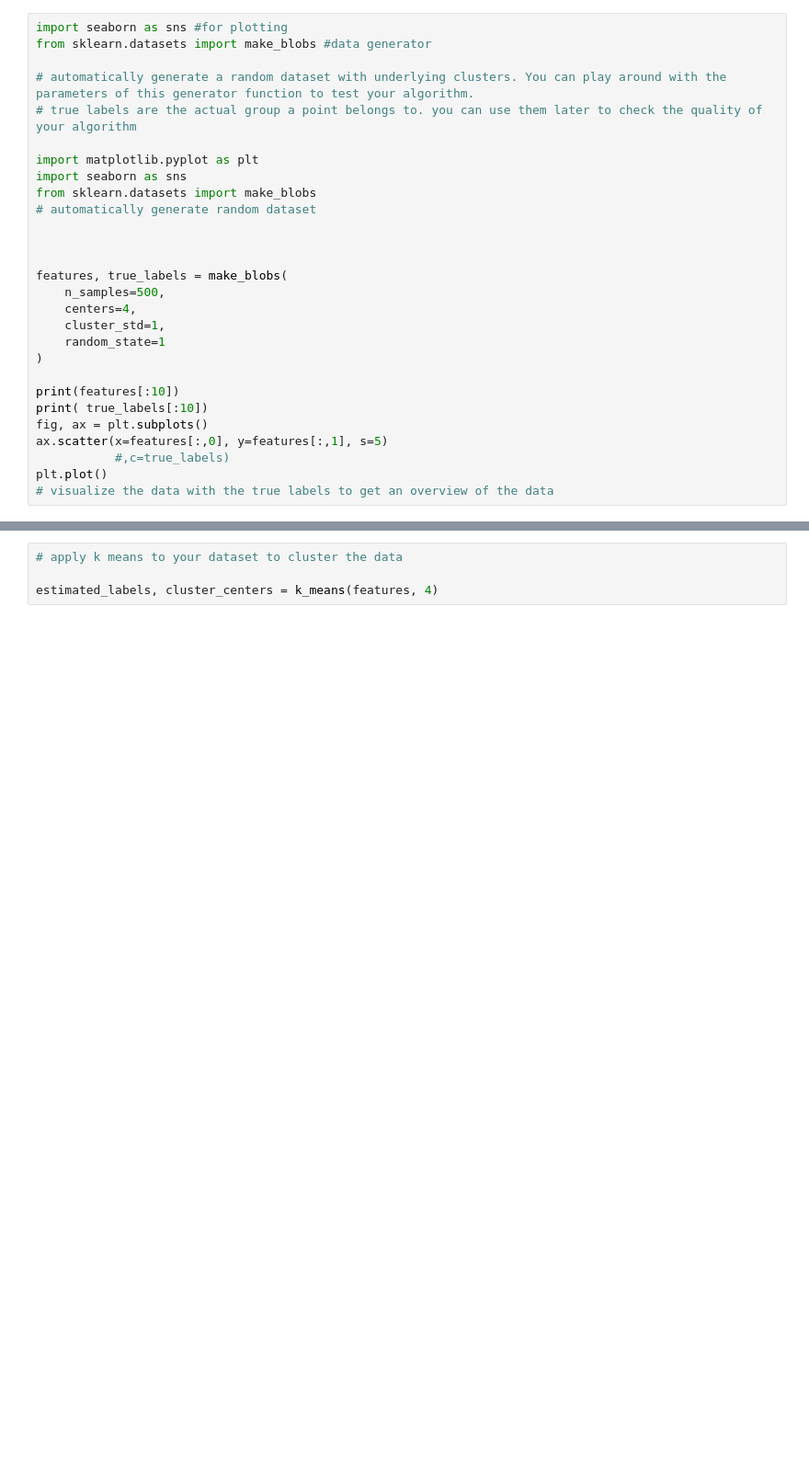
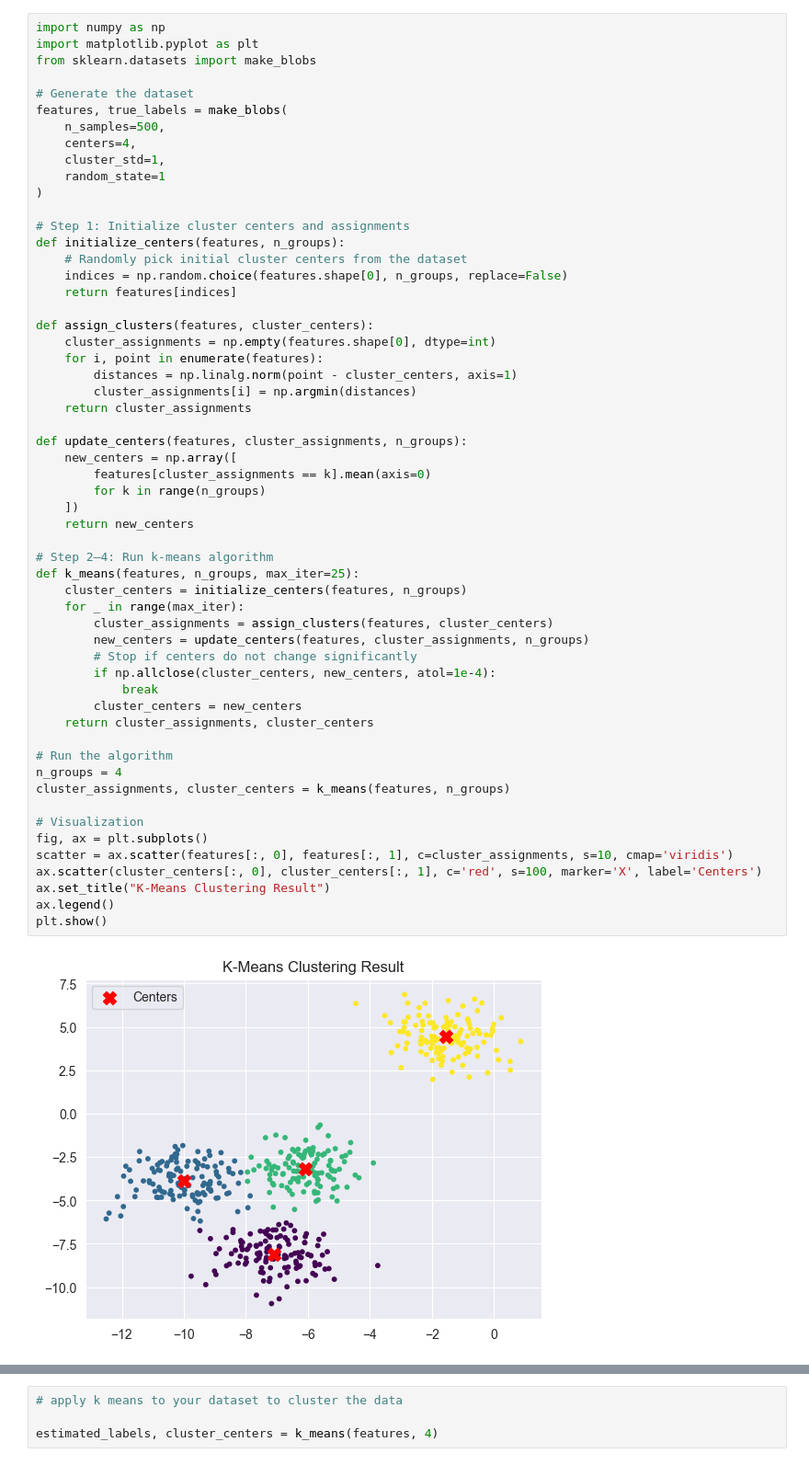
Before and after one commit to MysterionNY/Kurs259_Machine_Learning, a Jupyter notebook: demos/04_clustering_with_kmeans.ipynb, the cells around one changed output, grey strips where cells are left out. Shown at 92% size. Saved outputs shown, nothing was run; the diff lists cells and outputs as text; blank space fills up the shorter version.

Commit message:
Add kmeans clustering

```diff
--- a/demos/04_clustering_with_kmeans.ipynb
+++ b/demos/04_clustering_with_kmeans.ipynb
@@ -70,31 +70,61 @@ Next, try to improve it by adding some or all of the following:
 
 * Optimal K: Try to implement a strategy to automatically choose an optimal number of clusters. Research-Tip: "Elbow Method"
 # %%
-import seaborn as sns #for plotting
-from sklearn.datasets import make_blobs #data generator
+import numpy as np
+import matplotlib.pyplot as plt
+from sklearn.datasets import make_blobs
 
-# automatically generate a random dataset with underlying clusters. You can play around with the parameters of this generator function to test your algorithm.
-# true labels are the actual group a point belongs to. you can use them later to check the quality of your algorithm
-
-import matplotlib.pyplot as plt
-import seaborn as sns
-from sklearn.datasets import make_blobs
-# automatically generate random dataset
-
-
-
+# Generate the dataset
 features, true_labels = make_blobs(
     n_samples=500,
     centers=4,
     cluster_std=1,
     random_state=1
 )
 
-print(features[:10])
-print( true_labels[:10])
+# Step 1: Initialize cluster centers and assignments
+def initialize_centers(features, n_groups):
+    # Randomly pick initial cluster centers from the dataset
+    indices = np.random.choice(features.shape[0], n_groups, replace=False)
+    return features[indices]
+
+def assign_clusters(features, cluster_centers):
+    cluster_assignments = np.empty(features.shape[0], dtype=int)
+    for i, point in enumerate(features):
+        distances = np.linalg.norm(point - cluster_centers, axis=1)
+        cluster_assignments[i] = np.argmin(distances)
+    return cluster_assignments
+
+def update_centers(features, cluster_assignments, n_groups):
+    new_centers = np.array([
+        features[cluster_assignments == k].mean(axis=0)
+        for k in range(n_groups)
+    ])
+    return new_centers
+
+# Step 2–4: Run k-means algorithm
+def k_means(features, n_groups, max_iter=25):
+    cluster_centers = initialize_centers(features, n_groups)
+    for _ in range(max_iter):
+        cluster_assignments = assign_clusters(features, cluster_centers)
+        new_centers = update_centers(features, cluster_assignments, n_groups)
+        # Stop if centers do not change significantly
+        if np.allclose(cluster_centers, new_centers, atol=1e-4):
+            break
+        cluster_centers = new_centers
+    return cluster_assignments, cluster_centers
+
+# Run the algorithm
+n_groups = 4
+cluster_assignments, cluster_centers = k_means(features, n_groups)
+
+# Visualization
 fig, ax = plt.subplots()
-ax.scatter(x=features[:,0], y=features[:,1], s=5)
-           #,c=true_labels)
-plt.plot()
-# visualize the data with the true labels to get an overview of the data
+scatter = ax.scatter(features[:, 0], features[:, 1], c=cluster_assignments, s=10, cmap='viridis')
+ax.scatter(cluster_centers[:, 0], cluster_centers[:, 1], c='red', s=100, marker='X', label='Centers')
+ax.set_title("K-Means Clustering Result")
+ax.legend()
+plt.show()
+# %% [output]
+[figure, added]
 # %%
```
Also changed, not shown: parts of 4 cells of this notebook, 1 other file.
